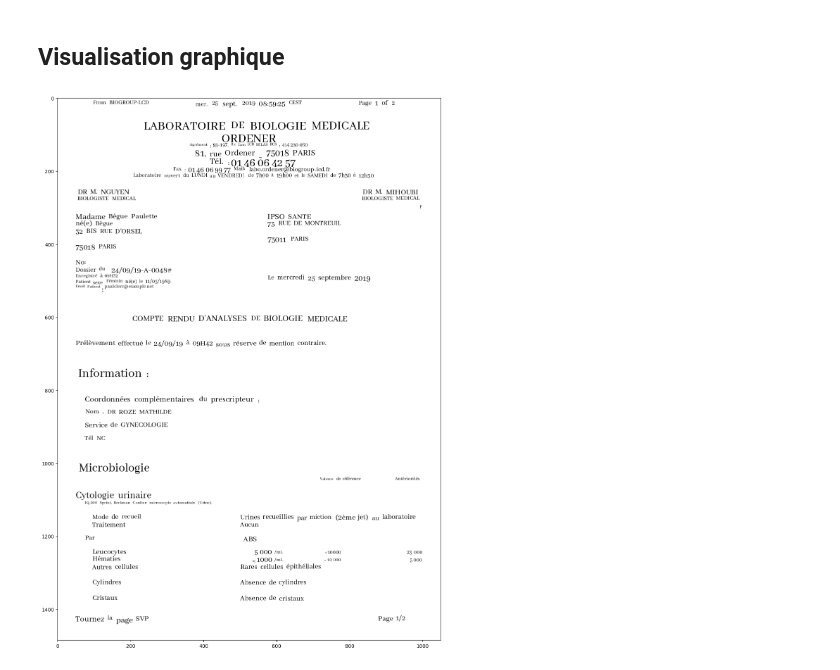
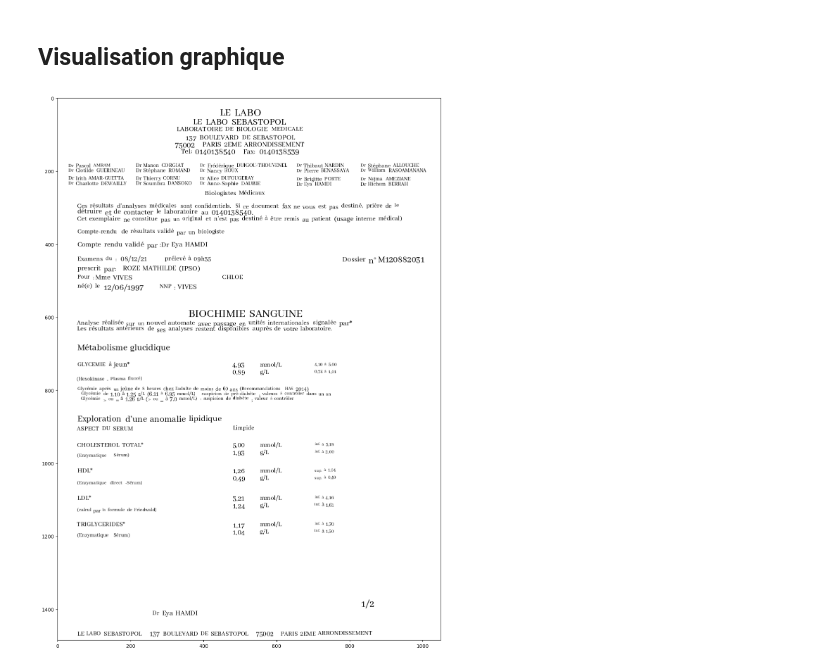
Before and after one commit to PFEE-IPSO-Epita/Biologique, a Jupyter notebook: preprocess_line.ipynb, the cells around one changed output. Drawn from its saved outputs; the diff is of its cells as text; code cells hidden in the pictures.

```diff
--- a/preprocess_line.ipynb
+++ b/preprocess_line.ipynb
@@ -18,17 +18,17 @@ datas = get_docs_from_id(8)
 # %% [markdown]
 ## De base
 # %%
-for doc in datas:
-    keys = list(doc.keys())
-    keys.pop()
-    keys.pop()
-    for key in keys:
-        lines = doc[key]
-        for line in lines:
-            text = ''
-            words = line['line']['words']
-            for w in words:
-                text += w['text'] + ' '
-            print(text)
-    break
+doc = datas[50]
+
+keys = list(doc.keys())
+keys.pop()
+keys.pop()
+for key in keys:
+    lines = doc[key]
+    for line in lines:
+        text = ''
+        words = line['line']['words']
+        for w in words:
+            text += w['text'] + ' '
+        print(text)
 # %% [output]
@@ -152,31 +157,31 @@ def get_font_size(text, font_path, desired_width):
             min_size = font_size
     return ImageFont.truetype(font_path, min_size)
 # %%
-page_0 = datas[0]['0']
+page_0 = datas[50]['2']
 width, height = 210 *5, 297*5
 
 ####
 # put the following code in an other cell to not reload full dataset each time
 ####
 # path of .ttf
 font_path = "../AbhayaLibre-Regular.ttf"
 
 
 # create a new image with white background
 blank_image = Image.new('RGB', (width, height), 'white')
 # get a drawing context
 d = ImageDraw.Draw(blank_image)
 for line in page_0:
     if line['line']['confidence'] > 50:
         for word in line['line']['words']:
             (x, y, w, h) = (word['left']*width, word['top']*height, word['width']*width, word['height']*height)
             text = word["text"]
             d.text((x, y), text, font=get_font_size(text, font_path, w), fill=(0, 0, 0))
 
 # can locally save the page with following line:
 # blank_image.save("output_image.png")
 plt.figure(figsize=(40,20))
 plt.imshow(blank_image)
 plt.savefig('test.png')
 # %% [output]
-[figure, old version]
+[figure, new version]
```
Also changed, not shown: parts of 2 cells of this notebook.
